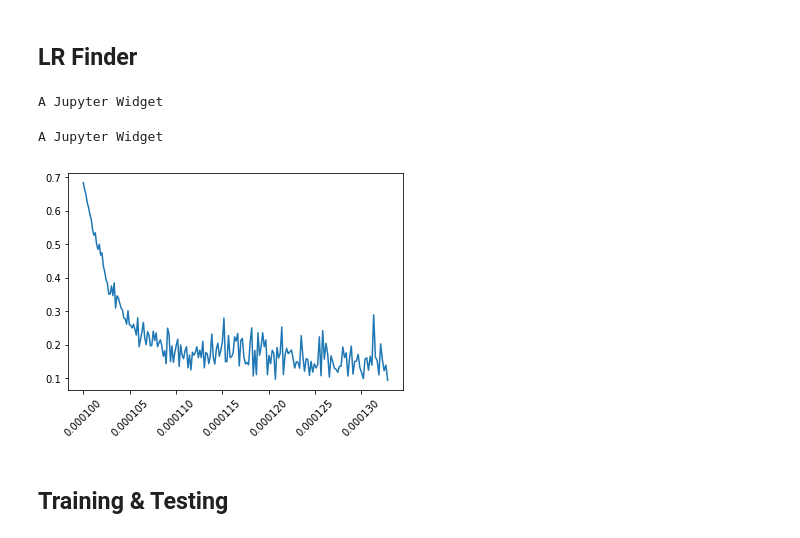
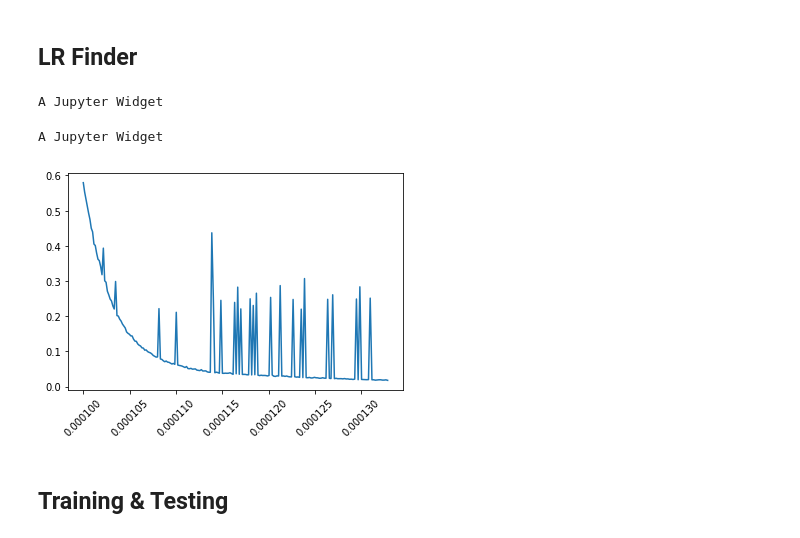
Before and after one commit to r0mer0m/DL-Medical-Images, a Jupyter notebook: transfer_learning_dataset/Pneumonia.ipynb, the cells around one changed output. Drawn from its saved outputs; the diff is of its cells as text; code cells hidden in the pictures.

```diff
--- a/transfer_learning_dataset/Pneumonia.ipynb
+++ b/transfer_learning_dataset/Pneumonia.ipynb
@@ -83,11 +83,11 @@ test_dl = DataBatches(test_df,img_folder_path=IMG_FOLDER, transforms = TRANSFORM
 ## LR Finder
 # %%
 model = DenseNet121(1, pretrained=PRETRAINED, freeze=False).cuda()
-lrs, losses  = lr_finder(model, 1, sample_train_df)
+lrs, losses  = lr_finder(model, 1, train_dl)
 # %% [output]
 A Jupyter Widget
 A Jupyter Widget
-[figure, old version]
+[figure, new version]
 # %% [markdown]
 ## Training & Testing
 # %%
```
Also changed, not shown: 4 other files.
